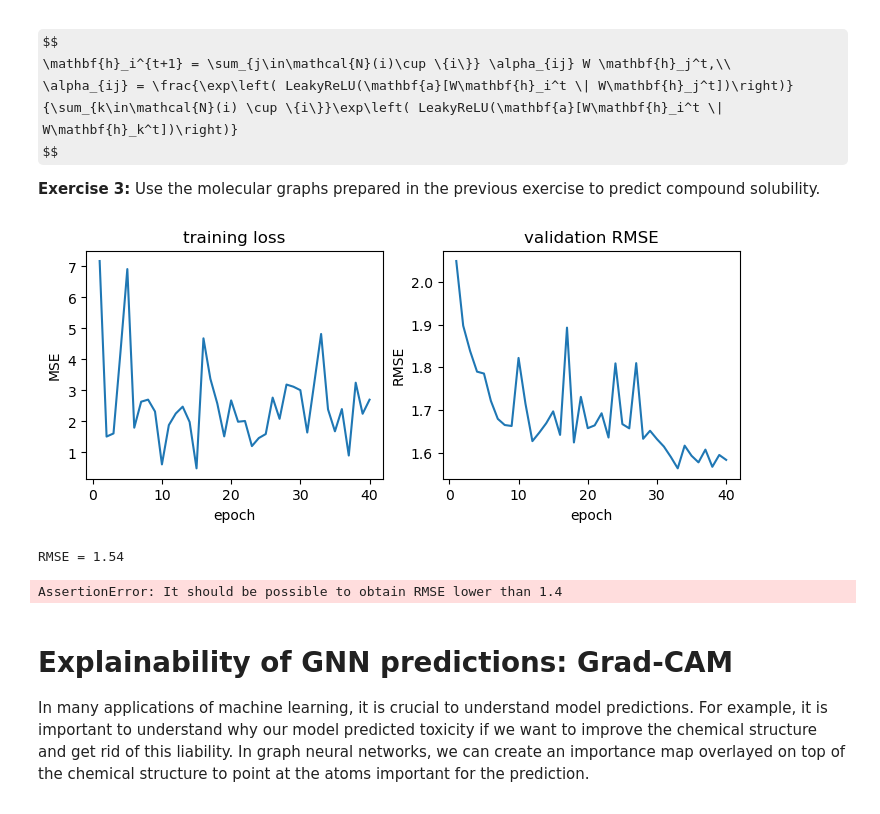
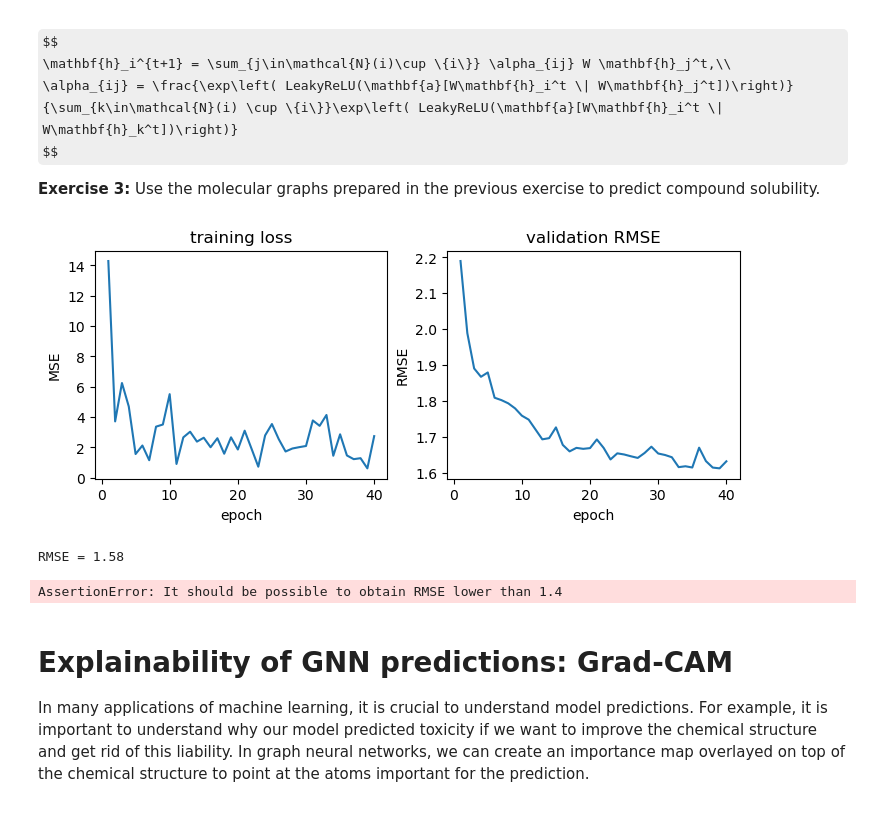
Before and after one commit to hubertrybka/mldd23, a Jupyter notebook: labs/L3-graph-neural-networks/laboratory.ipynb, the cells around one changed output. Cells and saved outputs as stored; diff of their text form; code cells hidden in the pictures; some formulas as TeX source.

```diff
--- a/labs/L3-graph-neural-networks/laboratory.ipynb
+++ b/labs/L3-graph-neural-networks/laboratory.ipynb
@@ -141,7 +141,7 @@ Done!
 # %%
 def train(X_train, y_train, X_valid, y_valid):
     # hyperparameters definition
-    hidden_size = 512
+    hidden_size = 1024
     epochs = 50
     batch_size = 64
     learning_rate = 0.0001
@@ -152,7 +152,9 @@ def train(X_train, y_train, X_valid, y_valid):
         torch.nn.ReLU(),
         torch.nn.Linear(in_features=hidden_size,out_features=hidden_size),
         torch.nn.ReLU(),
-        torch.nn.Linear(in_features=hidden_size,out_features=1),
+        torch.nn.Linear(in_features=hidden_size,out_features=256),
+        torch.nn.ReLU(),
+        torch.nn.Linear(in_features=256,out_features=1),
     )
 
     # data preparation
@@ -208,6 +210,9 @@ def predict(model, X_test, y_test):
     # (but this doesn't change the training results, it's only to optimize the eval speed)
     batch_size = 64
 
+    dataset = TensorDataset(torch.FloatTensor(X_test), torch.FloatTensor(y_test.reshape(-1, 1)))
+    loader = DataLoader(dataset, batch_size=batch_size, shuffle=False)
+
     # evaluation loop
     preds_batches = []
     with torch.no_grad():
@@ -388,7 +396,7 @@ def train(train_loader, valid_loader):
     # hyperparameters definition
     hidden_size = 64
     epochs = 40
-    learning_rate = 0.0003
+    learning_rate = 0.0001
 
     # model preparation
     model = GNN(hidden_size, input_size=13)
@@ -434,35 +442,35 @@ def train(train_loader, valid_loader):
         ax[1].set_xlabel('epoch')
         ax[1].set_ylabel('RMSE')
         dh.update(fig)
     plt.close()
     return model
 
 def predict(model, test_loader):
     # evaluation loop
     preds_batches = []
     with torch.no_grad():
         for data in tqdm(test_loader):
             x, edge_index, batch = data.x, data.edge_index, data.batch
 
             preds = model(x, edge_index, batch)
             preds_batches.append(preds.cpu().detach().numpy())
     preds = np.concatenate(preds_batches)
     return preds
 
 # training
 model = train(train_loader, valid_loader)
 
 # evaluation
 predictions = predict(model, test_loader)
 
 rmse_score = rmse(y_test, predictions)
 
 print(f'RMSE = {rmse_score:.2f}')
 assert rmse_score < 1.4, "It should be possible to obtain RMSE lower than 1.4"
 print('Looks OK!')
 # %% [output]
-[figure, old version]
+[figure, new version]
-RMSE = 1.54
+RMSE = 1.58
 AssertionError: It should be possible to obtain RMSE lower than 1.4
 # %% [markdown]
 # Explainability of GNN predictions: Grad-CAM
```
Also changed, not shown: parts of 1 cell of this notebook.
